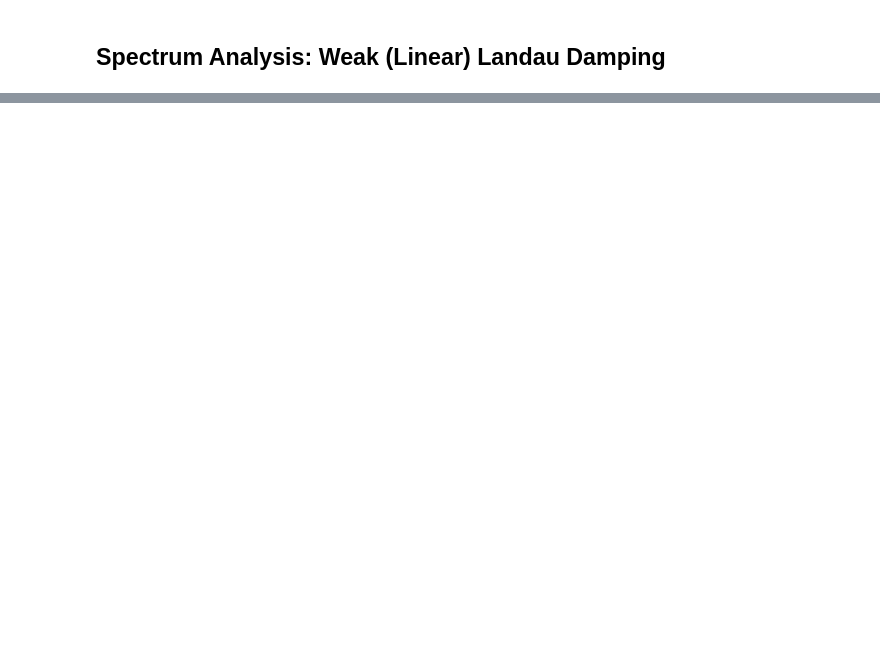
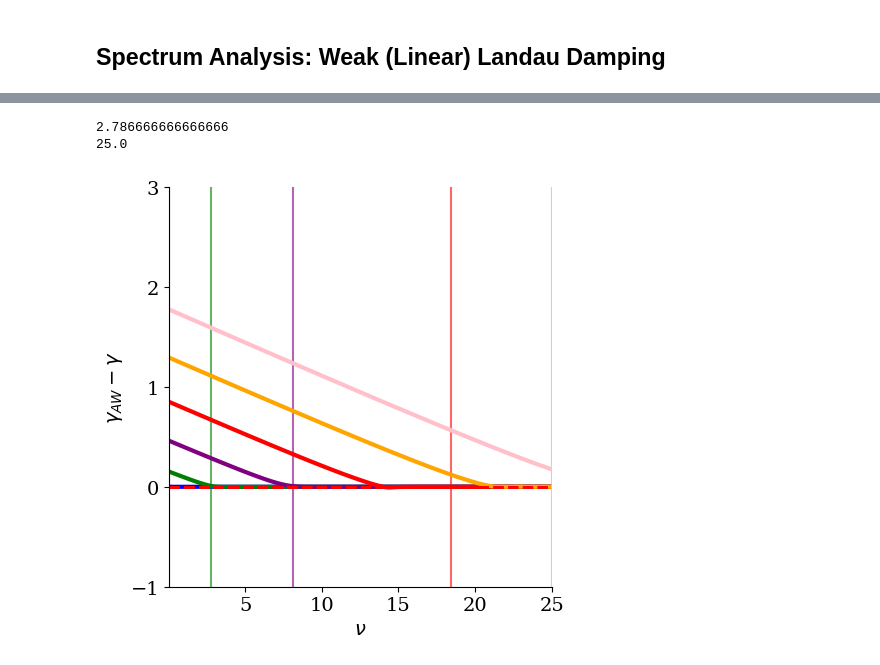
Before and after one commit to opaliss/SpectralSymbolicClosures, a Jupyter notebook: aw_hermite/spectrum analysis_positive_k.ipynb, the cells around one changed output, grey strips where cells are left out. Saved outputs shown, nothing was run; the diff lists cells and outputs as text; code cells hidden in the pictures; blank space fills up the shorter version.

```diff
--- a/aw_hermite/spectrum analysis_positive_k.ipynb
+++ b/aw_hermite/spectrum analysis_positive_k.ipynb
@@ -206,3 +280,69 @@ No artists with labels found to put in legend.  Note that artists whose label st
+# %%
+alpha=7
+nu_HP = np.linspace(0.01, 25, 100)
+
+fig, ax = plt.subplots(ncols=1, figsize=(5, 5))
+
+eig_LB = np.zeros(len(nu_HP))
+for ii, nu in enumerate(nu_HP):
+    eig_LB[ii] = Hypercollisions_eig(k=0.25, nu=nu, Nv=Nv, alpha=alpha)
+ax.axvline(nu_HP[np.min(np.where(np.abs(eig_LB + 0.00216) < 1e-2))], color="blue", alpha=0.6)
+ax.plot(nu_HP, eig_LB + 0.00216, color="blue", linewidth=3)
+
+eig_LB = np.zeros(len(nu_HP))
+for ii, nu in enumerate(nu_HP):
+    eig_LB[ii] = Hypercollisions_eig(k=0.5, nu=nu, Nv=Nv, alpha=alpha)
+ax.axvline(nu_HP[np.min(np.where(np.abs(eig_LB + 0.1533) < 1e-2))], color="green", alpha=0.6)
+print(nu_HP[np.min(np.where(np.abs(eig_LB + 0.1533) < 1e-2))])
+ax.plot(nu_HP, eig_LB + 0.1533, color="green", linewidth=3)
+
+eig_LB = np.zeros(len(nu_HP))
+for ii, nu in enumerate(nu_HP):
+    eig_LB[ii] = Hypercollisions_eig(k=0.75, nu=nu, Nv=Nv, alpha=alpha)
+ax.axvline(nu_HP[np.min(np.where(np.abs(eig_LB + 0.461918) < 1e-2))], color="purple", alpha=0.6)
+ax.plot(nu_HP, eig_LB + 0.461918, color="purple",  linewidth=3)
+
+eig_LB = np.zeros(len(nu_HP))
+for ii, nu in enumerate(nu_HP):
+    eig_LB[ii] = Hypercollisions_eig(k=1, nu=nu, Nv=Nv, alpha=alpha)
+ax.axvline(nu_HP[np.argmin(np.abs(eig_LB + 0.8513))], color="red", alpha=0.6)
+ax.plot(nu_HP, eig_LB + 0.8513, color="red", linewidth=3)
+ax.axhline(0, ls="--", color="red", linewidth=2)
+
+eig_LB = np.zeros(len(nu_HP))
+for ii, nu in enumerate(nu_HP):
+    eig_LB[ii] = Hypercollisions_eig(k=1.25, nu=nu, Nv=Nv, alpha=alpha)
+ax.axvline(nu_HP[np.argmin(np.abs(eig_LB + 1.29386))], color="orange", alpha=0.6)
+ax.plot(nu_HP, eig_LB + 1.29386, color="orange",linewidth=3)
+ax.axhline(0, ls="--", color="red", linewidth=2)
+
+eig_LB = np.zeros(len(nu_HP))
+for ii, nu in enumerate(nu_HP):
+    eig_LB[ii] = Hypercollisions_eig(k=1.5, nu=nu, Nv=Nv, alpha=alpha)
+ax.axvline(nu_HP[np.argmin(np.abs(eig_LB + 1.7757))], color="pink", alpha=0.6)
+print(nu_HP[np.argmin(np.abs(eig_LB + 1.7757))])
+ax.plot(nu_HP, eig_LB + 1.7757, color="pink", linewidth=3)
+ax.axhline(0, ls="--", color="red", linewidth=2)
+
+ax.set_xlabel(r"$\nu$")
+ax.set_yticks([-1, 0, 1, 2, 3])
+ax.set_ylabel(r"$\gamma_{AW} - \gamma $")
+ax.spines['right'].set_visible(False)
+ax.spines['top'].set_visible(False)
+ax.set_ylim(-1, 3)
+
+ax.set_xlim(np.min(nu_HP), np.max(nu_HP))
+#legend = ax.legend(ncols=2, fancybox=False, shadow=False, fontsize=12,  bbox_to_anchor=(0.1, 1.))
+#legend.get_frame().set_alpha(0)
+
+plt.tight_layout()
+
+
+plt.savefig("figs/spectra/optimal_Hypercollisions" + str(alpha) + "_nu_positive_k_Nv_" + str(Nv) + ".png", dpi=200, bbox_inches='tight')
+# %% [output]
+2.786666666666666
+25.0
+[figure, added]
 # %%
 nu_LB = 10**np.linspace(0.3, -4, 1000)
 
```
Also changed, not shown: parts of 8 cells of this notebook, 36 other files.
